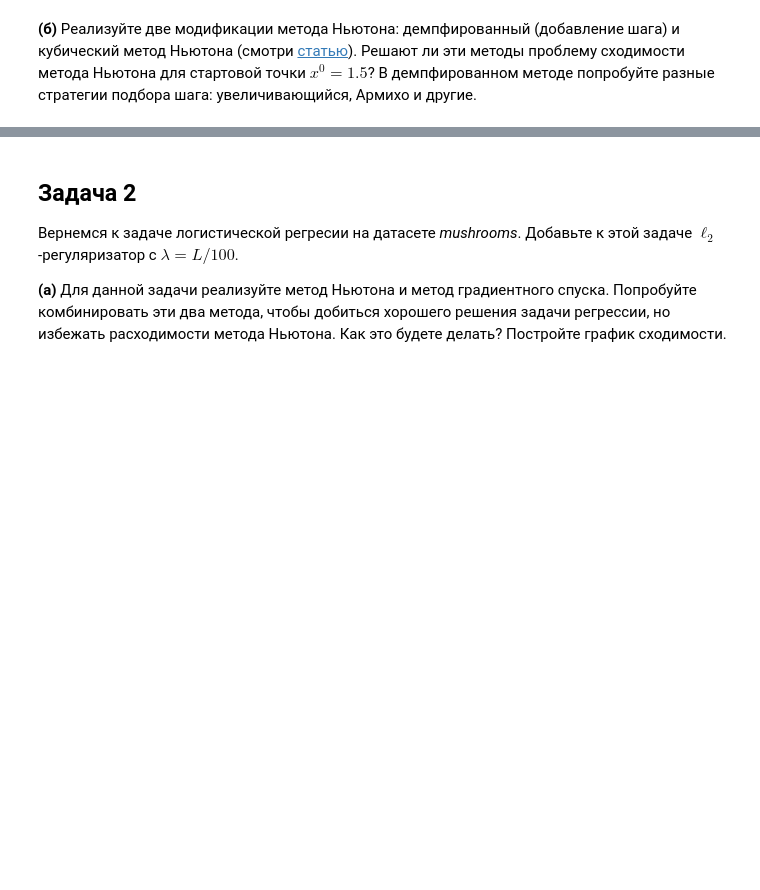
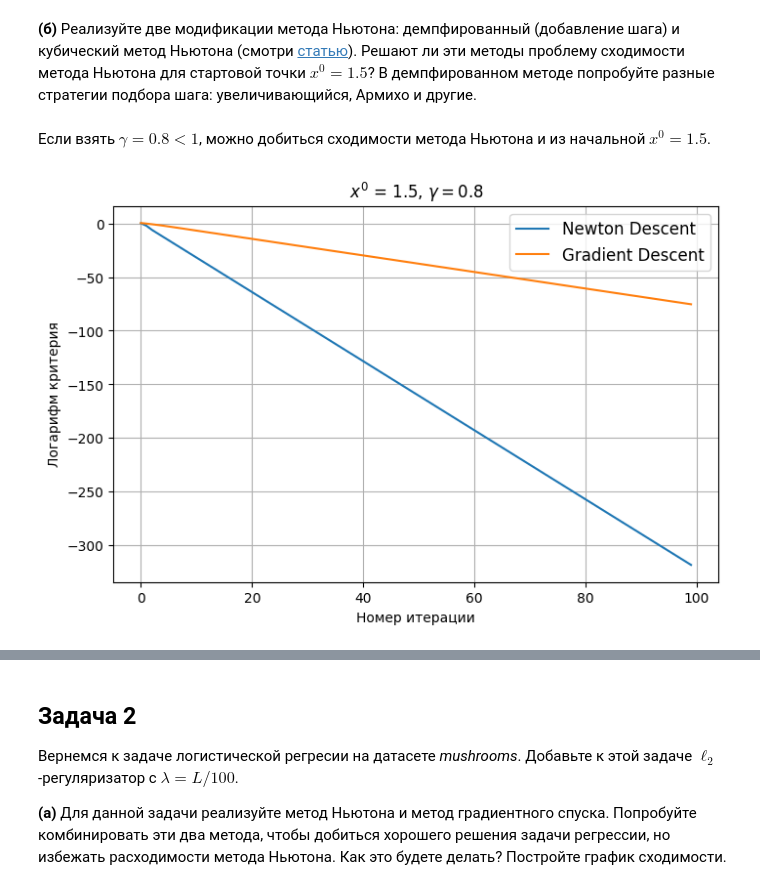
Before and after one commit to featztex/optimization, a Jupyter notebook: hw/Emelyanov_HW_9.ipynb, the cells around one changed output, grey strips where cells are left out. Saved outputs shown, nothing was run; the diff lists cells and outputs as text; code cells hidden in the pictures; blank space fills up the shorter version.

```diff
--- a/hw/Emelyanov_HW_9.ipynb
+++ b/hw/Emelyanov_HW_9.ipynb
@@ -105,4 +110,11 @@ risovach(errs=[errs_ng, errs_gd], labels=['Newton Descent', 'Gradient Descent'],
 # %% [markdown]
 __(б)__ Реализуйте две модификации метода Ньютона: демпфированный (добавление шага) и кубический метод Ньютона (смотри [статью](https://link.springer.com/article/10.1007/s10107-006-0706-8)). Решают ли эти методы проблему сходимости метода Ньютона для стартовой точки $x^0 = 1.5$? В демпфированном методе попробуйте разные стратегии подбора шага: увеличивающийся, Армихо и другие.
+# %% [markdown]
+Если взять $\gamma = 0.8 < 1$, можно добиться сходимости метода Ньютона и из начальной $x^0 = 1.5$.
 # %%
-#ответ
+iters = 100
+errs_ng = NG(1.5, gamma=lambda x, k: 0.8, iters=iters)
+errs_gd = GD(1.5, gamma=lambda x, k: 0.32, iters=iters)
+risovach(errs=[errs_ng, errs_gd], labels=['Newton Descent', 'Gradient Descent'], title=r'$x^0$ = 1.5, $\gamma = 0.8$')
+# %% [output]
+[figure, added]
```
Also changed, not shown: parts of 9 cells of this notebook.
